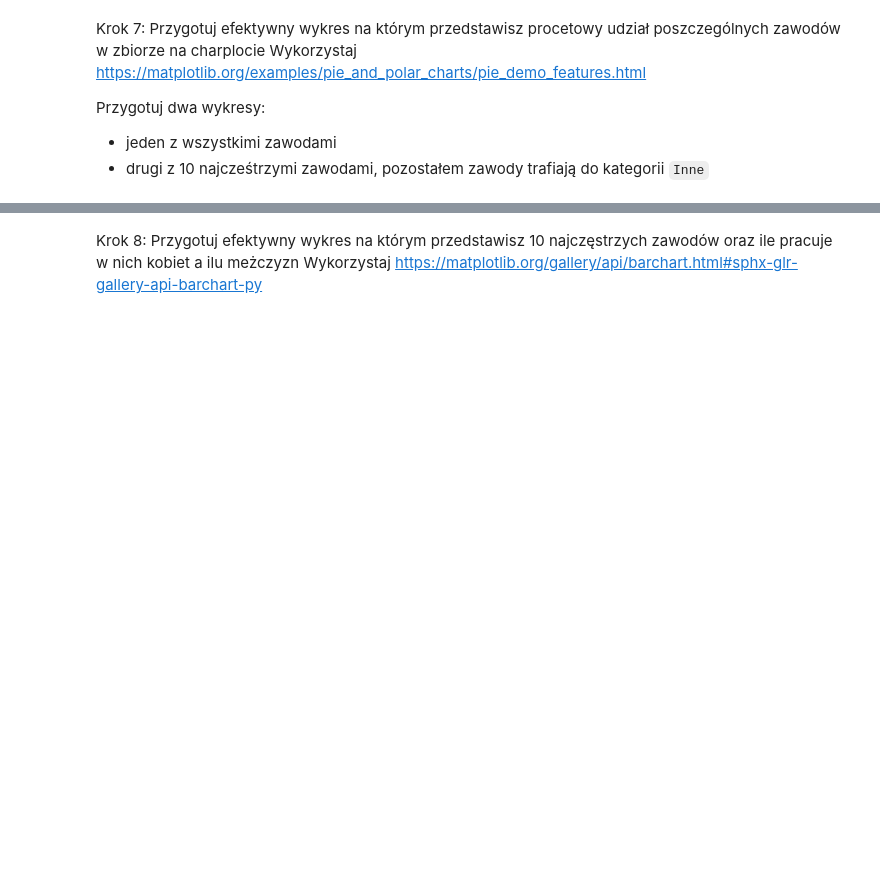
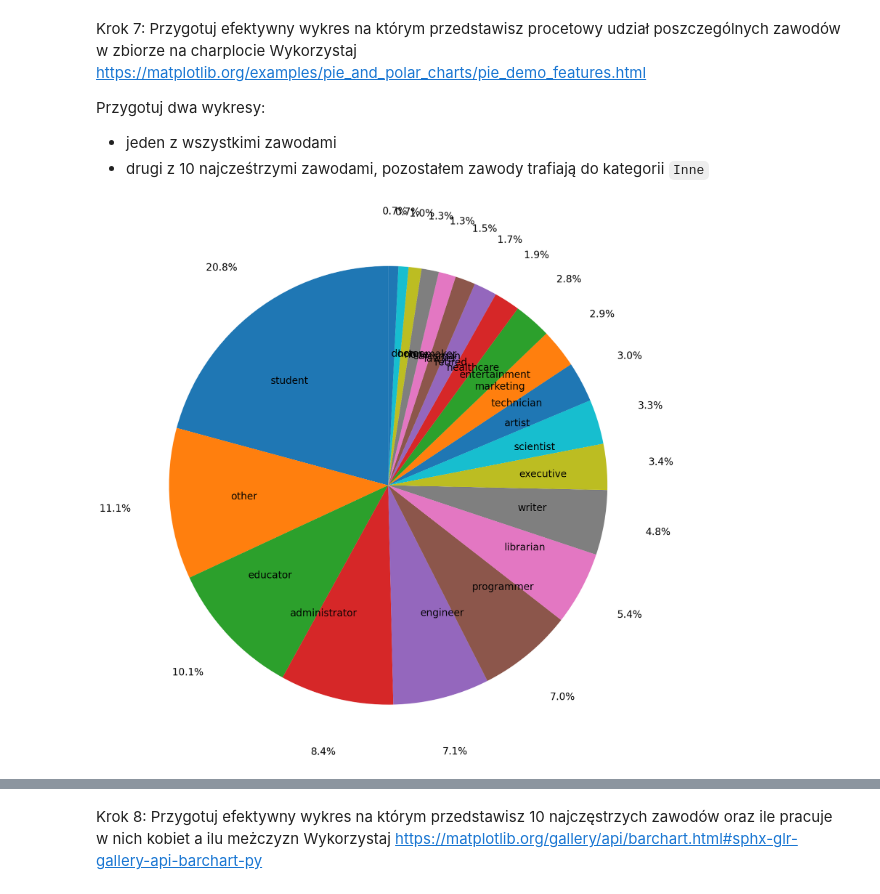
Before and after one commit to Sebastianyyy/effective-python-labs-uj, a Jupyter notebook: lab12.ipynb, the cells around one changed output, grey strips where cells are left out. Saved outputs shown, nothing was run; the diff lists cells and outputs as text; code cells hidden in the pictures; blank space fills up the shorter version.

```diff
--- a/lab12.ipynb
+++ b/lab12.ipynb
@@ -195,3 +195,6 @@ Name: Count, Length: 17632, dtype: int64
 ## Część II
 # %% [markdown]
 Krok 1: Wczytaj dane
+# %%
+df=pd.read_csv('./lab12_files/ocupation.csv',sep='|')
+df
@@ -212,3 +283,10 @@ Wykorzystaj https://matplotlib.org/examples/pie_and_polar_charts/pie_demo_featur
 Przygotuj dwa wykresy:
 - jeden z wszystkimi zawodami
 - drugi z 10 najcześtrzymi zawodami, pozostałem zawody trafiają do kategorii `Inne`
+# %%
+fig1, ax1 = plt.subplots(figsize=(20,20))
+data=df.occupation.value_counts()
+ax1.pie(data.values,labels=data.index,startangle=90,autopct='%1.1f%%', textprops={'fontsize': 20},pctdistance=1.25, labeldistance=.6)
+plt.show()
+# %% [output]
+[figure, added]
```
Also changed, not shown: parts of 13 cells of this notebook.
